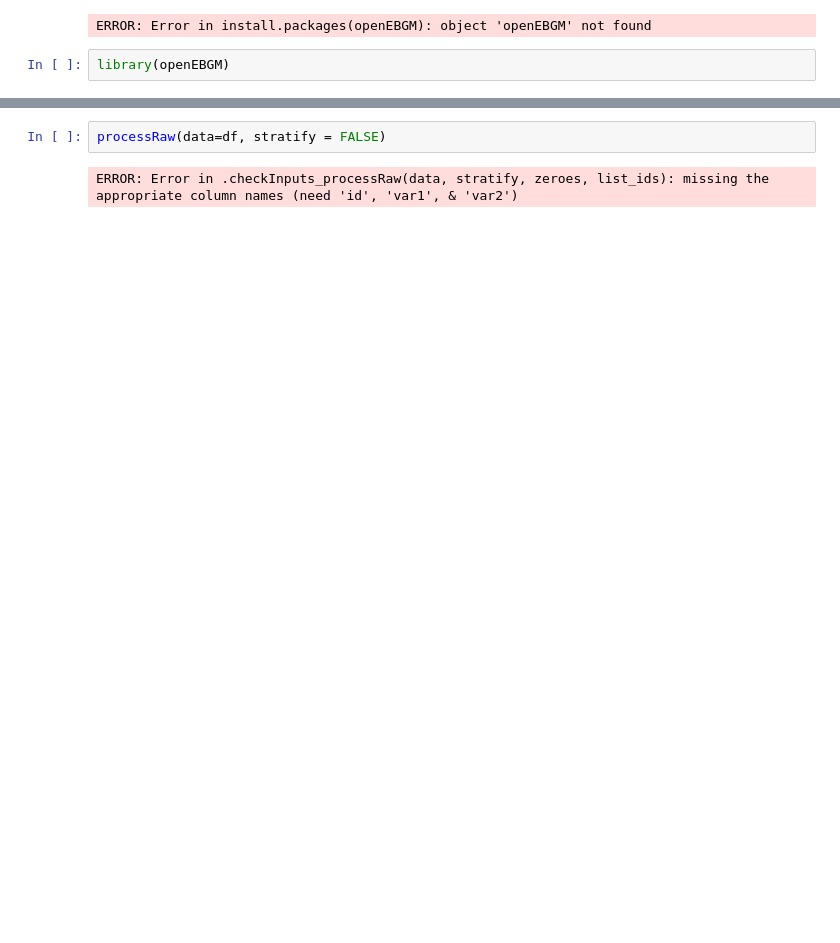
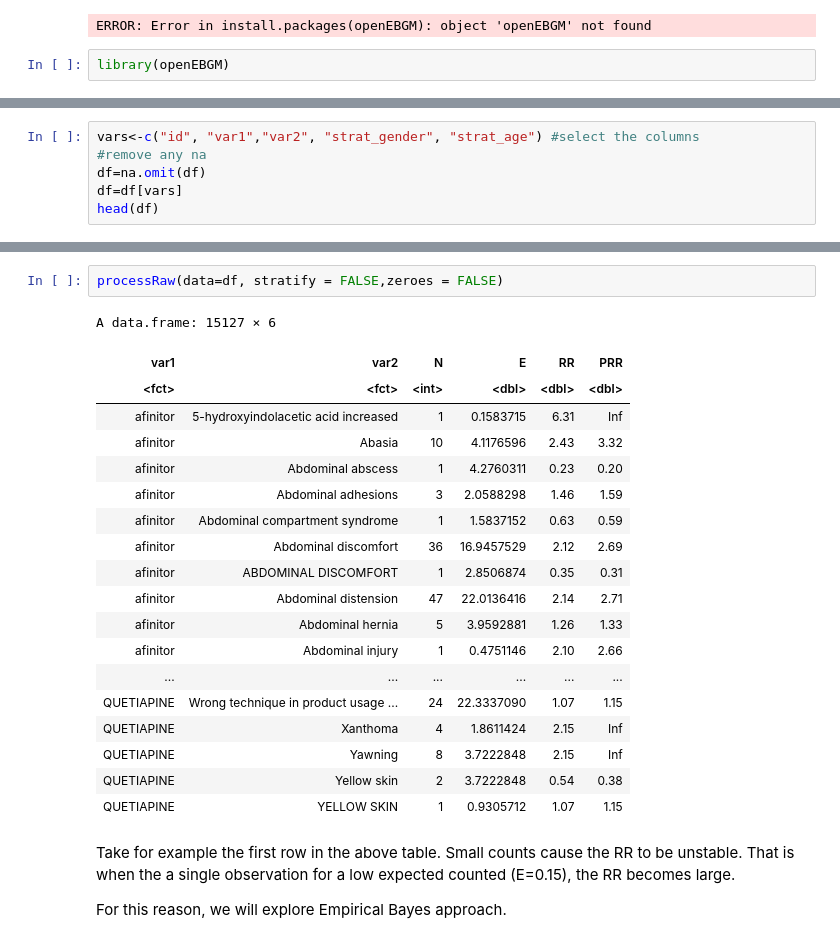
Before and after one commit to titan-king/openFDA_ADE_Analysis, a Jupyter notebook: Proportional Analysis using R.ipynb, the cells around one changed output, grey strips where cells are left out. Saved outputs shown, nothing was run; the diff lists cells and outputs as text; blank space fills up the shorter version.

```diff
--- a/Proportional Analysis using R.ipynb
+++ b/Proportional Analysis using R.ipynb
@@ -18,0 +42,6 @@ A data.frame: 4 × 1250
+# %%
+vars<-c("id", "var1","var2", "strat_gender", "strat_age") #select the columns
+#remove any na
+df=na.omit(df)
+df=df[vars]
+head(df)
@@ -19,4 +65,26 @@ A data.frame: 4 × 1250
 # %%
-processRaw(data=df, stratify = FALSE)
+processRaw(data=df, stratify = FALSE,zeroes = FALSE)
 # %% [output]
-ERROR: Error in .checkInputs_processRaw(data, stratify, zeroes, list_ids): missing the appropriate column names (need 'id', 'var1', & 'var2')
+A data.frame: 15127 × 6
+| var1 | var2 | N | E | RR | PRR |
+| <fct> | <fct> | <int> | <dbl> | <dbl> | <dbl> |
+| afinitor | 5-hydroxyindolacetic acid increased | 1 | 0.1583715 | 6.31 | Inf |
+| afinitor | Abasia | 10 | 4.1176596 | 2.43 | 3.32 |
+| afinitor | Abdominal abscess | 1 | 4.2760311 | 0.23 | 0.20 |
+| afinitor | Abdominal adhesions | 3 | 2.0588298 | 1.46 | 1.59 |
+| afinitor | Abdominal compartment syndrome | 1 | 1.5837152 | 0.63 | 0.59 |
+| afinitor | Abdominal discomfort | 36 | 16.9457529 | 2.12 | 2.69 |
+| afinitor | ABDOMINAL DISCOMFORT | 1 | 2.8506874 | 0.35 | 0.31 |
+| afinitor | Abdominal distension | 47 | 22.0136416 | 2.14 | 2.71 |
+| afinitor | Abdominal hernia | 5 | 3.9592881 | 1.26 | 1.33 |
+| afinitor | Abdominal injury | 1 | 0.4751146 | 2.10 | 2.66 |
+| ... | ... | ... | ... | ... | ... |
+| QUETIAPINE | Wrong technique in product usage ... | 24 | 22.3337090 | 1.07 | 1.15 |
+| QUETIAPINE | Xanthoma | 4 | 1.8611424 | 2.15 | Inf |
+| QUETIAPINE | Yawning | 8 | 3.7222848 | 2.15 | Inf |
+| QUETIAPINE | Yellow skin | 2 | 3.7222848 | 0.54 | 0.38 |
+| QUETIAPINE | YELLOW SKIN | 1 | 0.9305712 | 1.07 | 1.15 |
+# %% [markdown]
+Take for example the first row in the above table. Small counts cause the RR to be unstable. That is when the a single observation for a low expected counted (E=0.15), the RR becomes large.
+
+For this reason, we will explore Empirical Bayes approach.
```
Also changed, not shown: parts of 25 cells of this notebook.
